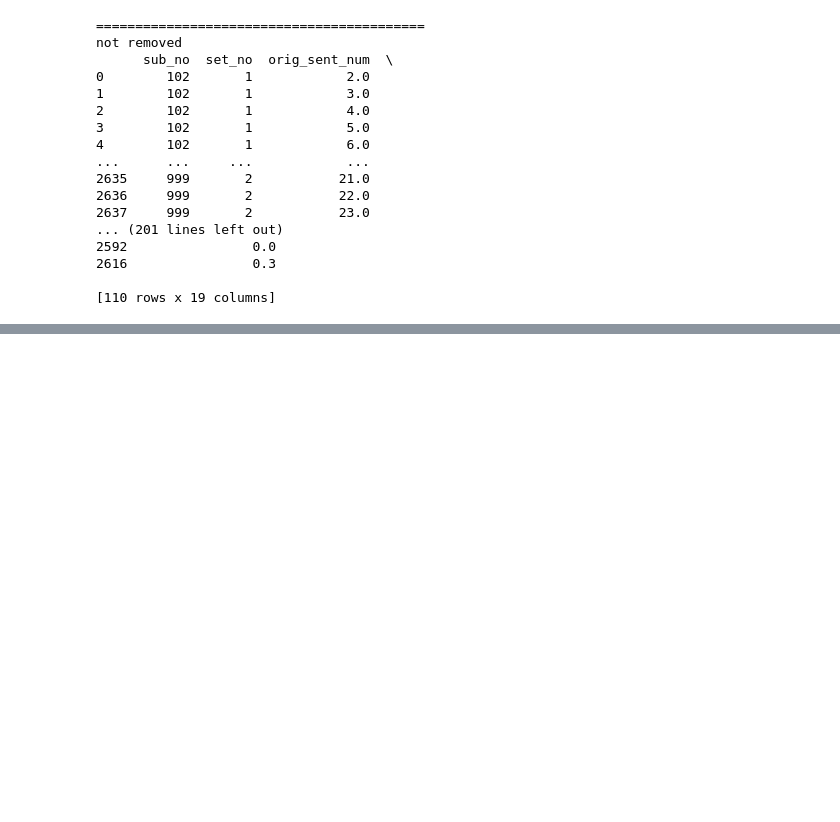
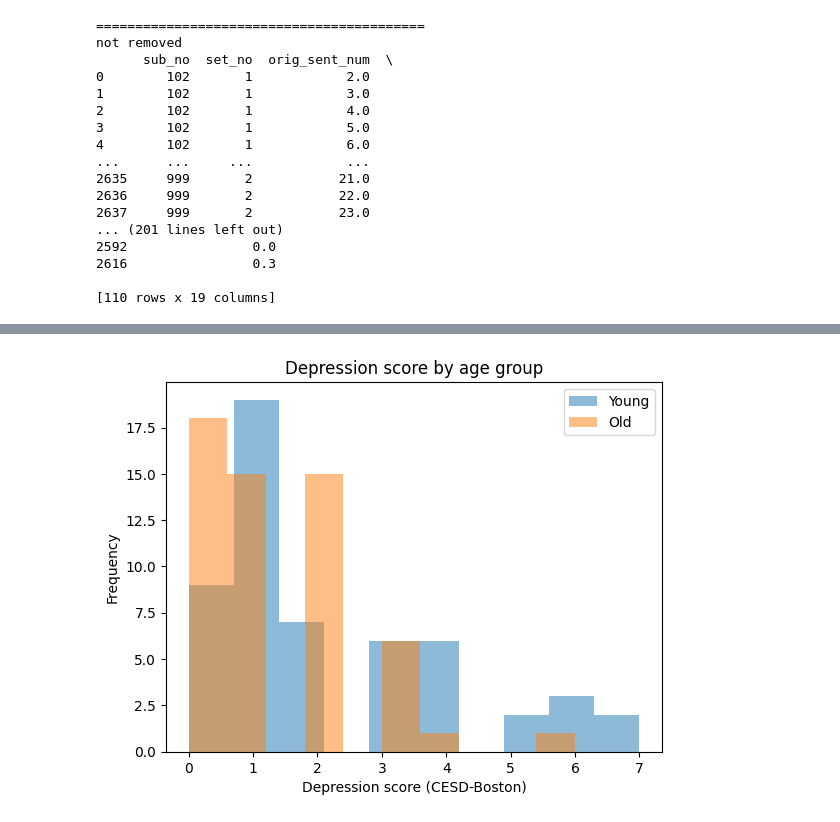
Before and after one commit to jayleekr/cps_code_space, a Jupyter notebook: lectures/day6/cps-6.ipynb, the cells around one changed output, grey strips where cells are left out. Saved outputs shown, nothing was run; the diff lists cells and outputs as text; code cells hidden in the pictures; blank space fills up the shorter version.

```diff
--- a/lectures/day6/cps-6.ipynb
+++ b/lectures/day6/cps-6.ipynb
@@ -182,0 +222,24 @@ Name: cesd_boston, dtype: int64
+# %%
+# Plot use cases that we can use to visualize data
+# reference: https://www.data-to-viz.com/
+# Scatter plot
+# Line plot
+# Bar plot
+# Histogram
+# Heatmap
+# Violin plot
+# Area plot
+# Pie chart
+# Bubble plot
+# Treemap
+
+# histograms
+plt.hist(young_depression, alpha=0.5, label='Young')
+plt.hist(old_depression, alpha=0.5, label='Old')
+plt.legend(loc='upper right')
+plt.xlabel('Depression score (CESD-Boston)')
+plt.ylabel('Frequency')
+plt.title('Depression score by age group')
+plt.show()
+# %% [output]
+[figure, added]
```
Also changed, not shown: parts of 23 cells of this notebook.
